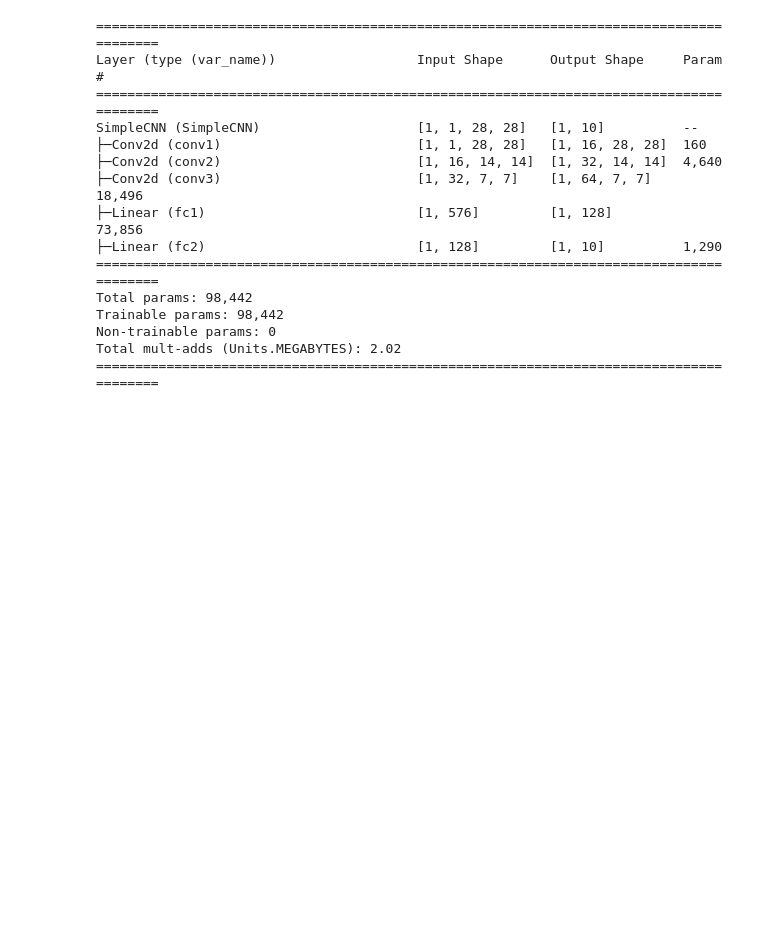
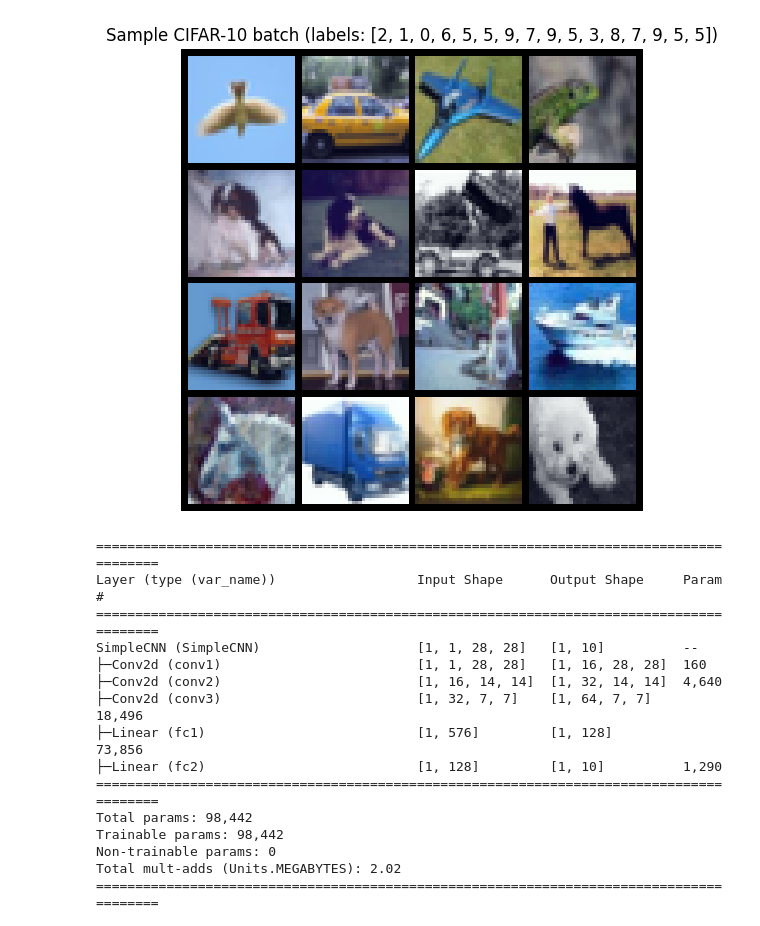
Before and after one commit to IgorSuvalov/PyTorch-Demo, a Jupyter notebook: notebooks/demo.ipynb, the cells around one changed output. Cells and saved outputs as stored; diff of their text form; code cells hidden in the pictures; blank space fills up the shorter version.

```diff
--- a/notebooks/demo.ipynb
+++ b/notebooks/demo.ipynb
@@ -24 +33,15 @@ plt.show()
+# %%
+# Plotting a sample of CIFAR-10
+cifar_images, cifar_labels = next(iter(cifar_sample))
+
+grid_cifar = torchvision.utils.make_grid(cifar_images, nrow=4, normalize=True, padding=2)
+
+plt.figure(figsize=(6,6))
+
+plt.imshow(grid_cifar.permute(1, 2, 0), cmap='gray')
+plt.title('Sample CIFAR-10 batch (labels: {})'.format(cifar_labels.tolist()))
+plt.axis('off')
+plt.show()
+# %% [output]
+[figure, added]
 # %%
```
Also changed, not shown: parts of 10 cells of this notebook, 9 other files.
